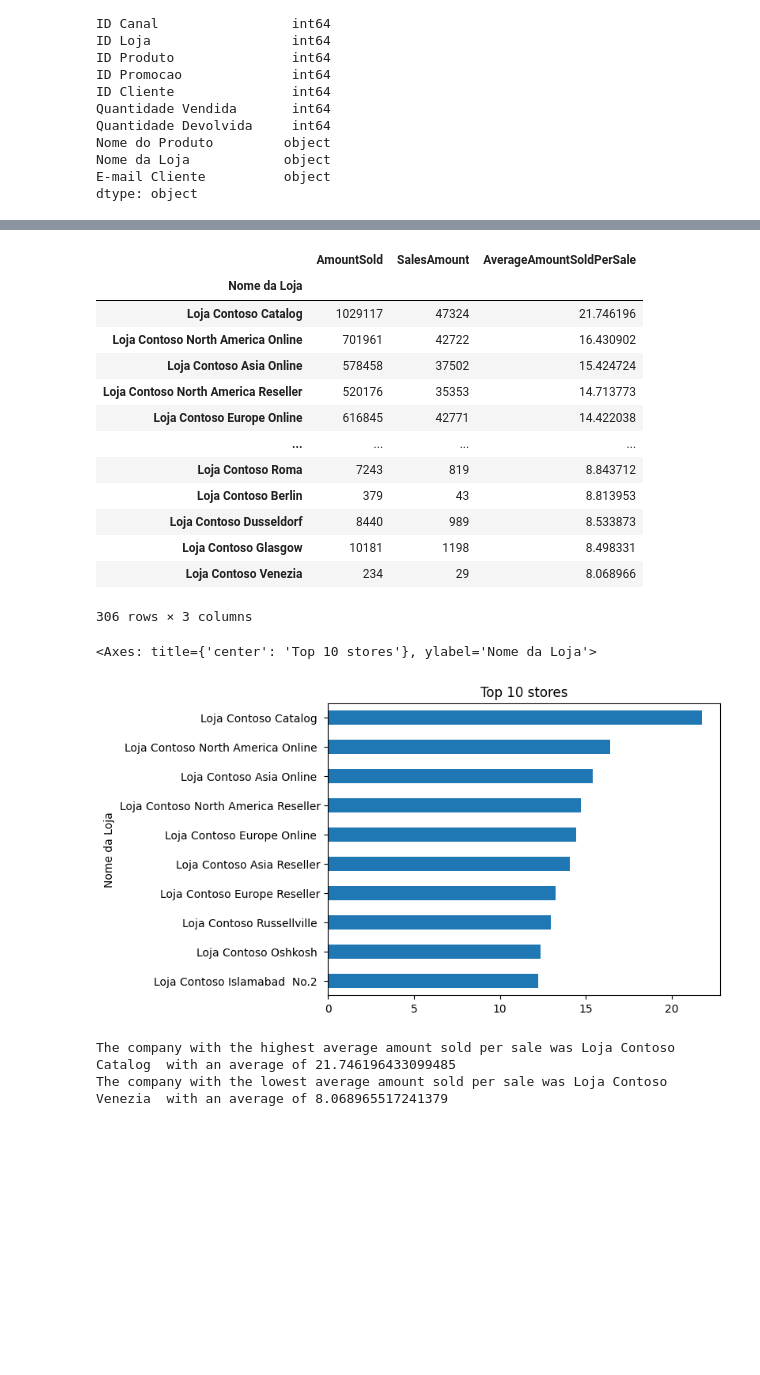
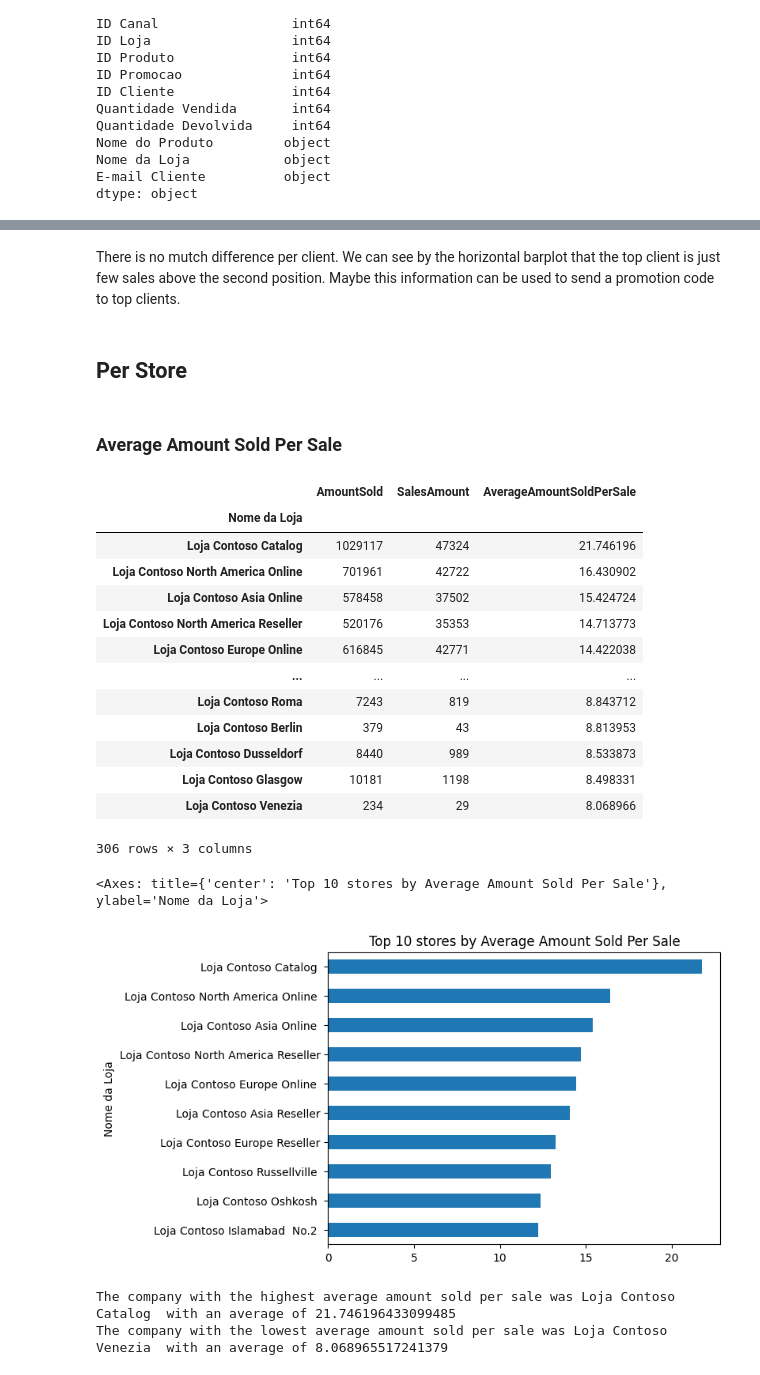
Before and after one commit to igornunespatricio/Python-Course, a Jupyter notebook: Data Analysis/Data_Analysis_Contoso.ipynb, the cells around one changed output, grey strips where cells are left out. Saved outputs shown, nothing was run; the diff lists cells and outputs as text; code cells hidden in the pictures; blank space fills up the shorter version.

```diff
--- a/Data Analysis/Data_Analysis_Contoso.ipynb
+++ b/Data Analysis/Data_Analysis_Contoso.ipynb
@@ -137,34 +150,40 @@ Name: E-mail Cliente, Length: 38907, dtype: int64
+# %% [markdown]
+There is no mutch difference per client. We can see by the horizontal barplot that the top client is just few sales above the second position. Maybe this information can be used to send a promotion code to top clients.
+# %% [markdown]
+## Per Store
+# %% [markdown]
+### Average Amount Sold Per Sale
 # %%
 # store with the biggest average amount sold per sale
 groupedAmountSoldByStore = vendas_df.groupby('Nome da Loja').agg(
     **{
         'AmountSold': pd.NamedAgg('Quantidade Vendida', np.sum),
         'SalesAmount': pd.NamedAgg('Numero da Venda', np.size)
     }
 )
 groupedAmountSoldByStore['AverageAmountSoldPerSale'] = groupedAmountSoldByStore['AmountSold']/groupedAmountSoldByStore['SalesAmount']
 groupedAmountSoldByStore.sort_values(by='AverageAmountSoldPerSale', ascending=False, inplace=True)
 display(groupedAmountSoldByStore)
 # top stores by biggest average amount sold per sale
 top = 10
-groupedAmountSoldByStore['AverageAmountSoldPerSale'].head(top)[::-1].plot(kind='barh', title=f'Top {top} stores')
+groupedAmountSoldByStore['AverageAmountSoldPerSale'].head(top)[::-1].plot(kind='barh', title=f'Top {top} stores by Average Amount Sold Per Sale')
 # %% [output]
 |  | AmountSold | SalesAmount | AverageAmountSoldPerSale |
 | Nome da Loja |  |  |  |
 | Loja Contoso Catalog | 1029117 | 47324 | 21.746196 |
 | Loja Contoso North America Online | 701961 | 42722 | 16.430902 |
 | Loja Contoso Asia Online | 578458 | 37502 | 15.424724 |
 | Loja Contoso North America Reseller | 520176 | 35353 | 14.713773 |
 | Loja Contoso Europe Online | 616845 | 42771 | 14.422038 |
 | ... | ... | ... | ... |
 | Loja Contoso Roma | 7243 | 819 | 8.843712 |
 | Loja Contoso Berlin | 379 | 43 | 8.813953 |
 | Loja Contoso Dusseldorf | 8440 | 989 | 8.533873 |
 | Loja Contoso Glasgow | 10181 | 1198 | 8.498331 |
 | Loja Contoso Venezia | 234 | 29 | 8.068966 |
 306 rows × 3 columns
-<Axes: title={'center': 'Top 10 stores'}, ylabel='Nome da Loja'>
+<Axes: title={'center': 'Top 10 stores by Average Amount Sold Per Sale'}, ylabel='Nome da Loja'>
-[figure, old version]
+[figure, new version]
 # %%
 # get only max and min values and indexes
 maxAvgAmountPerSale = groupedAmountSoldByStore['AverageAmountSoldPerSale'].max()
```
Also changed, not shown: parts of 13 cells of this notebook.
